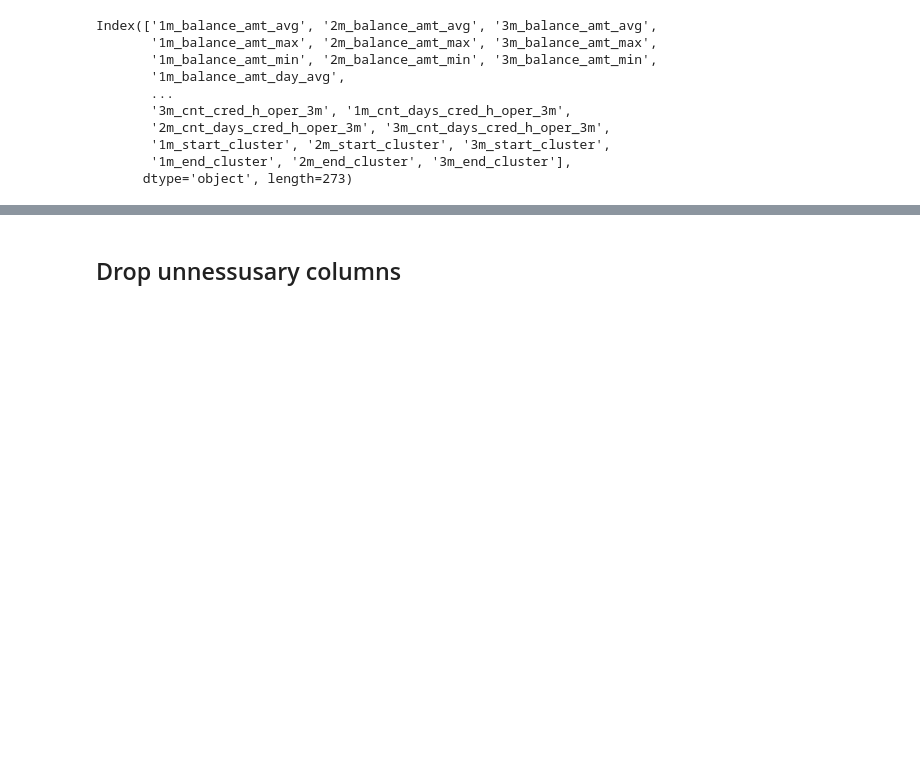
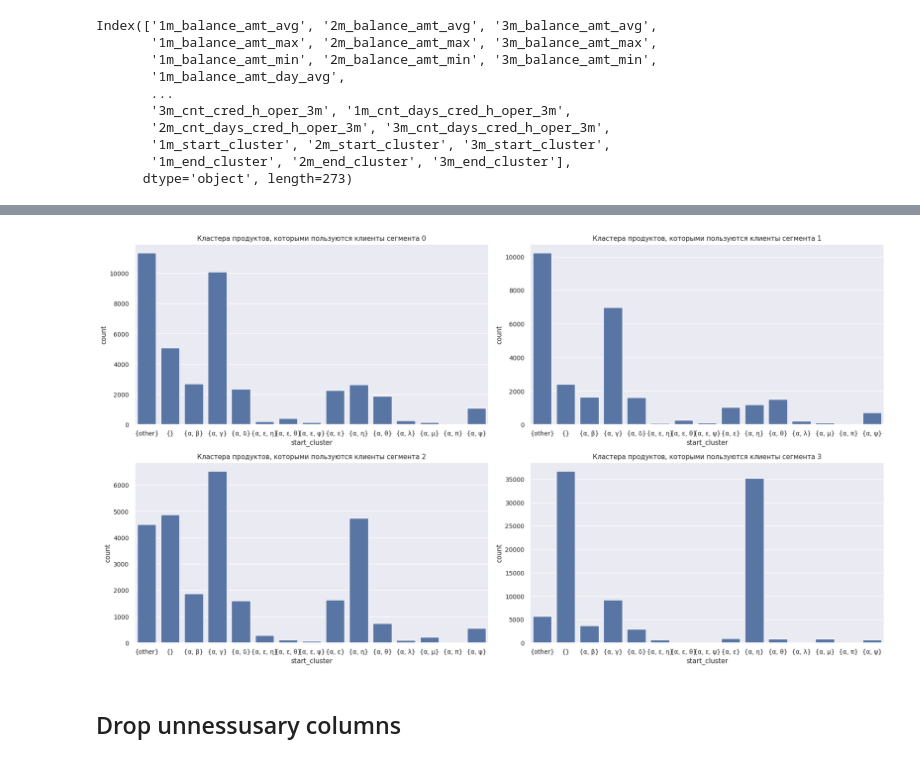
Before and after one commit to maybenotilya/alfa-bank-case, a Jupyter notebook: pipeline.ipynb, the cells around one changed output, grey strips where cells are left out. Cells and saved outputs as stored; diff of their text form; code cells hidden in the pictures; blank space fills up the shorter version.

```diff
--- a/pipeline.ipynb
+++ b/pipeline.ipynb
@@ -138,0 +159,4 @@ Index(['1m_balance_amt_avg', '2m_balance_amt_avg', '3m_balance_amt_avg',
+# %%
+clusters = sorted(df.dropna()["start_cluster"].unique())
+clusters.remove("{α}")
+clusters
@@ -139,3 +179,19 @@ Index(['1m_balance_amt_avg', '2m_balance_amt_avg', '3m_balance_amt_avg',
+# %%
+fig, axs = plt.subplots(2, 2, figsize=(18, 10))
+
+segments = ["segment_0", "segment_1", "segment_2", "segment_3"]
+
+for i, segment in enumerate(segments):
+    row = i // 2
+    col = i % 2
+    ax = axs[row, col]
+    ax.set_title(f"Кластера продуктов, которыми пользуются клиенты сегмента {segment[-1]}")
+    sns.countplot(data=df[(df["segment"] == segment) & (df["start_cluster"] != "{α}")], x="start_cluster", order=clusters, ax=ax)
+
+plt.tight_layout()
+plt.show()
+# %% [output]
+[figure, added]
 # %% [markdown]
 ## Drop unnessusary columns
 # %%
```
Also changed, not shown: parts of 8 cells of this notebook.
